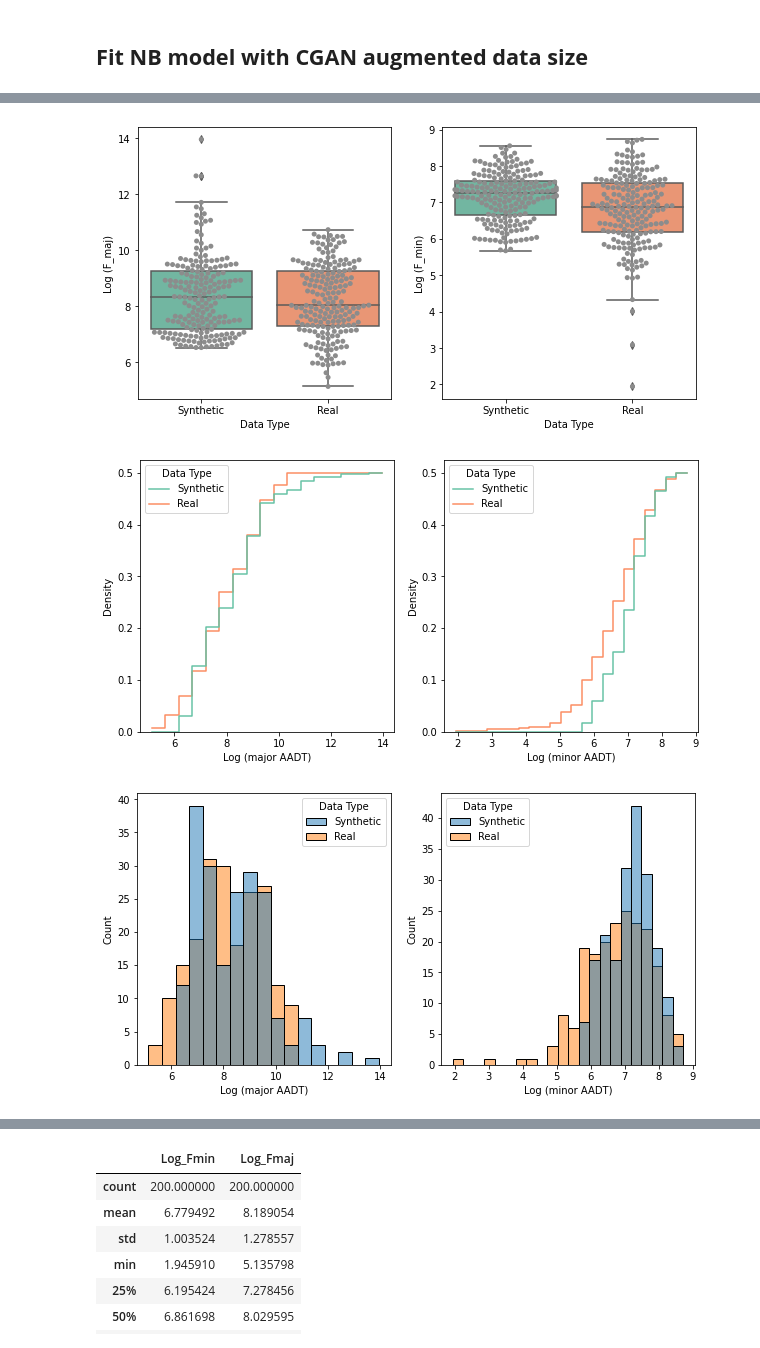
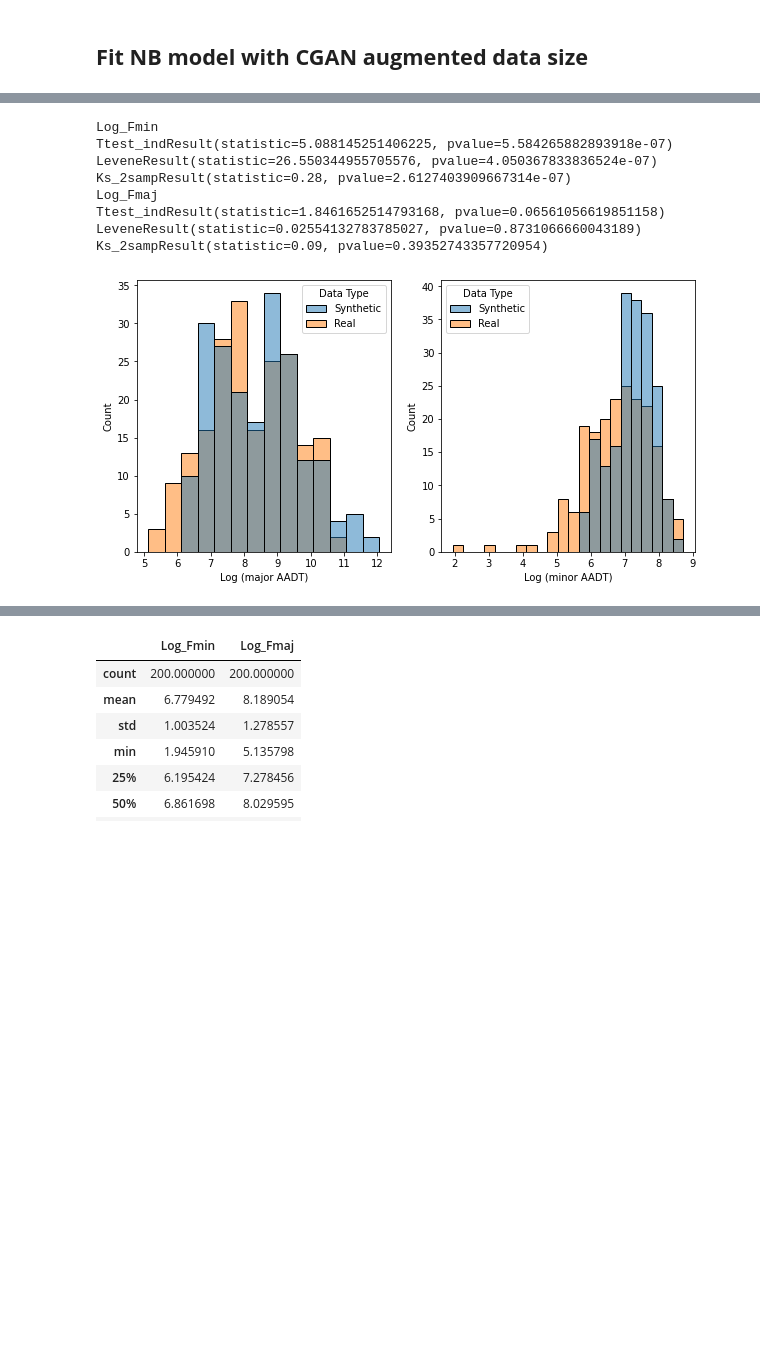
Before and after one commit to mz-zarei/CGAN-Augmentation, a Jupyter notebook: RealDataAugmentation_CGAN.ipynb, the cells around one changed output, grey strips where cells are left out. Drawn from its saved outputs; the diff is of its cells as text; code cells hidden in the pictures; blank space fills up the shorter version.

```diff
--- a/RealDataAugmentation_CGAN.ipynb
+++ b/RealDataAugmentation_CGAN.ipynb
@@ -242,7 +247,7 @@ activation = "elu"
 # %%
 target = 'FI'
 train_size = 25
-London_Data = pd.read_excel('/content/London_Python_Data.xlsx')
+London_Data = pd.read_excel('/content/London_Python_Data.xlsx', sheet_name='Sheet1')
 London_Data = London_Data[(London_Data['Year']==2017) & (London_Data['Group']== 3)]
 #Shuffling the data
 London_Data = London_Data.sample(frac = 1).reset_index(drop=True)
@@ -358,7 +355,7 @@ const     -1.2730    0.4295  -2.9637  0.0030  -2.1148  -0.4311
 # %%
 # load GAN model
 model_path = '/content/drive/MyDrive/GAN_regression/ganRegression/CGAN_augment_models/'
-model = load_model(model_path + 'generator_model_5000.h5')
+model = load_model(model_path + 'generator_model_T25.h5')
 dataset = load_real_samples(x_train1, y_train1)
 
 # generate samples
@@ -387,6 +384,7 @@ mae_NB2, mape_NB2, r2_NB2 = round(mean_absolute_error(y_test, y_test_pred_NB2),3
 print("Test Set  --- MAE: ", mae_NB2, "| MAPE: ", mape_NB2, "| R2 score: ", r2_NB2, " | Alpha: ", alpha2)
 
 print(NB_model2.summary2())
+print(NB_model2.pvalues)
 
 # fake[x_columns].hist(bins=20, figsize = (10,5))
 # %% [output]
@@ -439,15 +438,0 @@ CURE(test_data, y_name= target, ftot='Fmin', y_pred = 'y_test_pred_NB2')
-# %%
-## Statistical tests
-from scipy import stats
-
-for att in ['Log_Fmin', 'Log_Fmaj']:
-    print(att)
-    fake_sample = fake[att].sample(30).values
-    real_sample = London_Data[att].sample(30).values
-
-    ## T-test for mean
-    print(stats.ttest_ind(fake_sample, real_sample))
-    ## Leven Test for variance
-    print(stats.levene(fake_sample, real_sample))
-    ## KS Test for distrbution
-    print(stats.ks_2samp(fake_sample, real_sample))
@@ -463,49 +439,49 @@ Ks_2sampResult(statistic=0.16666666666666666, pvalue=0.8079631540901643)
 # %%
-## Plots
+from scipy import stats
 import seaborn as sns
 fake_sample = fake.sample(200).reset_index()
 fake_sample['Data Type'] = 'Synthetic'
 real_sample = London_Data.sample(200).reset_index()
 real_sample['Data Type'] = 'Real'
 
+## Statistical tests
+for att in ['Log_Fmin', 'Log_Fmaj']:
+    print(att)
+    fake_ = fake_sample[att].values
+    real_ = real_sample[att].values
+
+    ## T-test for mean
+    print(stats.ttest_ind(fake_, real_))
+    ## Leven Test for variance
+    print(stats.levene(fake_, real_))
+    ## KS Test for distrbution
+    print(stats.ks_2samp(fake_, real_))
+
+
+## Plots
 data = pd.concat([fake_sample, real_sample]).reset_index(drop=True)
 data = data[['Log_Fmin', 'Log_Fmaj', 'Data Type']]
 data.columns = ['Log (minor AADT)', 'Log (major AADT)', 'Data Type']
-
-
-
-fig, axes = plt.subplots(1,2, figsize=(10,5))
-
-sns.boxplot(data = data, y="Log (major AADT)", x="Data Type", ax = axes[0], palette="Set2");
-sns.swarmplot(y="Log (major AADT)", x="Data Type", data=data, color=".55", ax = axes[0])
-axes[0].set_ylabel('Log (F_maj)')
-
-sns.boxplot(data = data, y="Log (minor AADT)", x="Data Type", ax = axes[1], palette="Set2");
-sns.swarmplot(y="Log (minor AADT)", x="Data Type", data=data, color=".55", ax = axes[1])
-axes[1].set_ylabel('Log (F_min)')
-plt.show()
-plt.close()
-
-
-
-fig, axes = plt.subplots(1,2, figsize=(10,5))
-
-sns.histplot(data, x='Log (major AADT)', hue='Data Type',cumulative=True, stat="density",element="step", palette="Set2",fill=False, ax = axes[0])
-sns.histplot(data, x='Log (minor AADT)', hue='Data Type',cumulative=True, stat="density",element="step", palette="Set2",fill=False, ax = axes[1])
 
 fig, axes = plt.subplots(1,2, figsize=(10,5))
 
 sns.histplot(data, x='Log (major AADT)', hue='Data Type', ax = axes[0])
 sns.histplot(data, x='Log (minor AADT)', hue='Data Type', ax = axes[1])
 
 
-fig.savefig('dist.pdf')
+fig.savefig('dist_T' + str(train_size) + '.pdf')
 plt.show()
 plt.close()
 # %% [output]
+Log_Fmin
+Ttest_indResult(statistic=5.088145251406225, pvalue=5.584265882893918e-07)
+LeveneResult(statistic=26.550344955705576, pvalue=4.050367833836524e-07)
+Ks_2sampResult(statistic=0.28, pvalue=2.6127403909667314e-07)
+Log_Fmaj
+Ttest_indResult(statistic=1.8461652514793168, pvalue=0.06561056619851158)
+LeveneResult(statistic=0.02554132783785027, pvalue=0.8731066660043189)
+Ks_2sampResult(statistic=0.09, pvalue=0.39352743357720954)
-[figure, old version]
+[figure, new version]
-[figure, removed]
-[figure, removed]
 # %%
 fake_sample[['Log_Fmin','Log_Fmaj']].describe()
 # %% [output]
```
Also changed, not shown: parts of 8 cells of this notebook.
